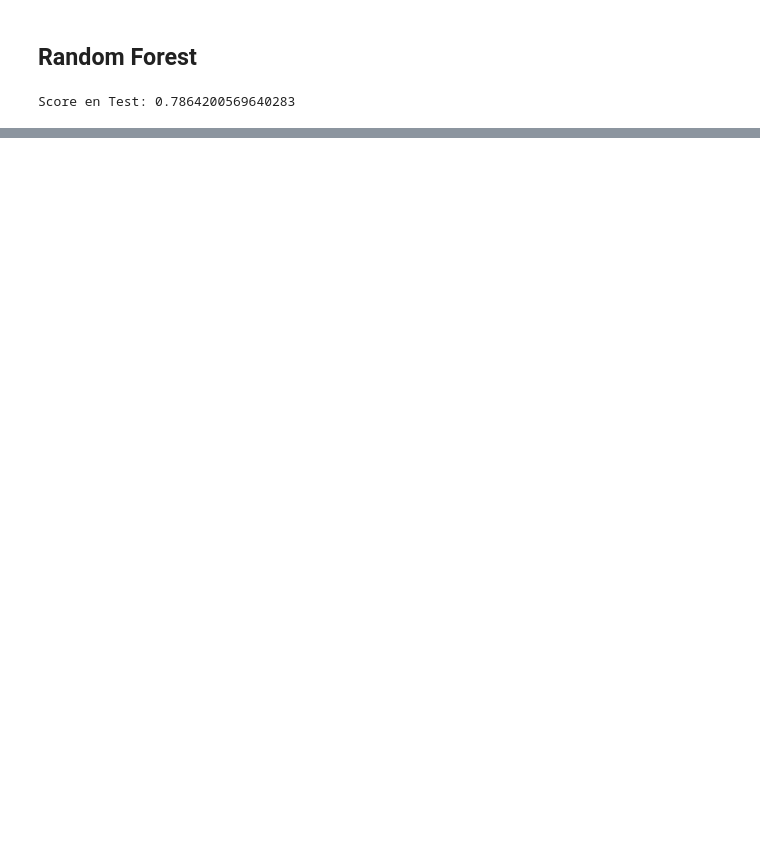
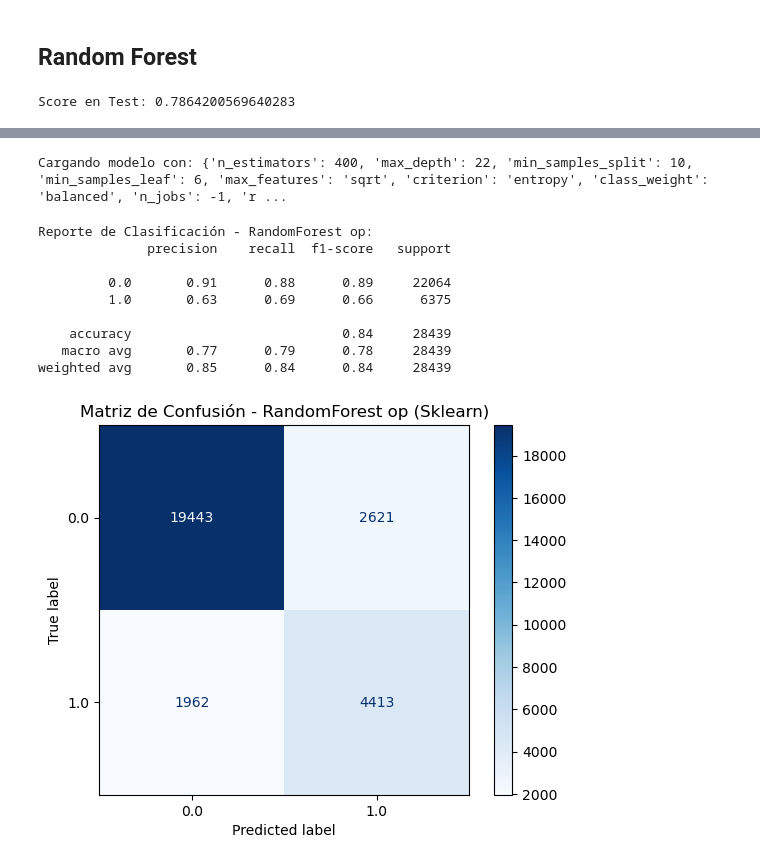
Before and after one commit to NicolasCalabozo/PrediccionLluviasAustralia, a Jupyter notebook: Pipeline_Produccion.ipynb, the cells around one changed output, grey strips where cells are left out. Cells and saved outputs as stored; diff of their text form; code cells hidden in the pictures; blank space fills up the shorter version.

```diff
--- a/Pipeline_Produccion.ipynb
+++ b/Pipeline_Produccion.ipynb
@@ -722,0 +766,48 @@ weighted avg       0.85      0.86      0.84     28439
+# %%
+import json
+
+# Cargamos la configuración
+with open('config_rf_optimizado.json', 'r') as f:
+    params = json.load(f)
+
+print("Cargando modelo con:", params)
+
+# Instanciamos automáticamente
+model = RandomForestClassifier(**params)
+# %% [output]
+Cargando modelo con: {'n_estimators': 400, 'max_depth': 22, 'min_samples_split': 10, 'min_samples_leaf': 6, 'max_features': 'sqrt', 'criterion': 'entropy', 'class_weight': 'balanced', 'n_jobs': -1, 'r ...
+# %%
+# 1. Predecir las clases
+pipeline_rf_op = Pipeline([
+    # Paso 1: Fechas
+    ('feature_eng_date', transformer_fechas),
+    # Paso 2: Geo
+    ('feature_eng_geo', AgregadorEspacial('./Shapefiles/NRM_clusters.shp')),
+    # Paso 3: Limpieza (Nota: HistGradientBoosting tolera nulos, pero el OneHotEncoder de tu pipe_cat NO,
+    # así que mantén tu 'pipeline_procesamiento' tal cual está para las categóricas).
+    ('preprocesamiento', preprocessor),
+    # Paso 4: El Modelo LightGBM de Sklearn
+    ('clasificador', model)
+])
+pipeline_rf_op.fit(X_train, y_train)
+y_pred_rf_op = pipeline_rf_op.predict(X_test)
+
+# 2. Ver el reporte detallado
+print("Reporte de Clasificación - RandomForest op:")
+print(classification_report(y_test, y_pred_rf_op))
+
+# 3. Ver la matriz de confusión (para ver dónde se equivoca)
+ConfusionMatrixDisplay.from_predictions(y_test, y_pred_rf_op, cmap=plt.cm.Blues)
+plt.title("Matriz de Confusión - RandomForest op (Sklearn)")
+plt.show()
+# %% [output]
+Reporte de Clasificación - RandomForest op:
+              precision    recall  f1-score   support
+
+         0.0       0.91      0.88      0.89     22064
+         1.0       0.63      0.69      0.66      6375
+
+    accuracy                           0.84     28439
+   macro avg       0.77      0.79      0.78     28439
+weighted avg       0.85      0.84      0.84     28439
+[figure, added]
```
Also changed, not shown: parts of 6 cells of this notebook, 2 other files.
